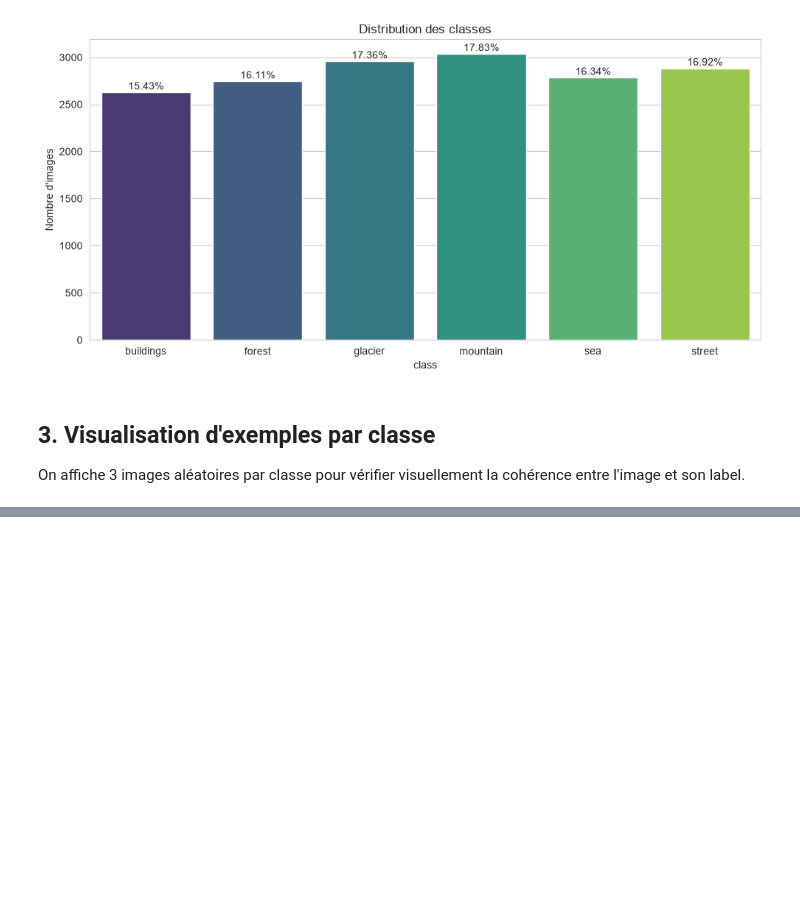
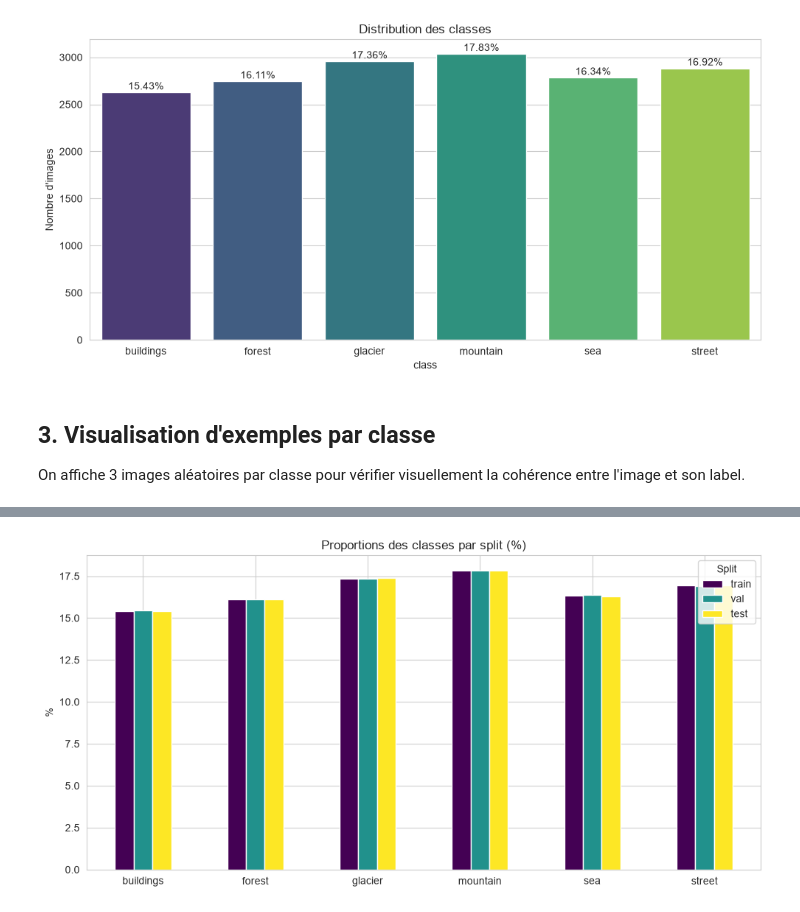
Before and after one commit to yassir-lazreq/Classification_images_Deep_Learning, a Jupyter notebook: notebooks/01_exploration.ipynb, the cells around one changed output, grey strips where cells are left out. Saved outputs shown, nothing was run; the diff lists cells and outputs as text; code cells hidden in the pictures; blank space fills up the shorter version.

Commit message:
apply the split on the dataset save it in npz file verifie that the ratios are stratified

```diff
--- a/notebooks/01_exploration.ipynb
+++ b/notebooks/01_exploration.ipynb
@@ -114,0 +164,9 @@ plt.show()
+# %%
+X_train, X_val, X_test, y_train, y_val, y_test = stratified_split(
+    paths, labels, ratios=(0.7, 0.15, 0.15), seed=SEED
+)
+
+print(f"Train : {len(X_train):>6} images")
+print(f"Val   : {len(X_val):>6} images")
+print(f"Test  : {len(X_test):>6} images")
+print(f"Total : {len(X_train) + len(X_val) + len(X_test)} images")
@@ -114,0 +183,14 @@ plt.show()
+# %%
+def class_ratio(y, name):
+    s = pd.Series(y).value_counts(normalize=True).sort_index()
+    s.name = name
+    return s
+
+dist = pd.concat([
+    class_ratio(y_train, "train"),
+    class_ratio(y_val,   "val"),
+    class_ratio(y_test,  "test"),
+], axis=1)
+dist.index = class_names
+dist = (dist * 100).round(2)
+dist
@@ -114,0 +205,10 @@ plt.show()
+# %%
+dist.plot(kind="bar", figsize=(10, 5), colormap="viridis")
+plt.title("Proportions des classes par split (%)")
+plt.ylabel("%")
+plt.xticks(rotation=0)
+plt.legend(title="Split")
+plt.tight_layout()
+plt.show()
+# %% [output]
+[figure, added]
```
Also changed, not shown: parts of 12 cells of this notebook.
